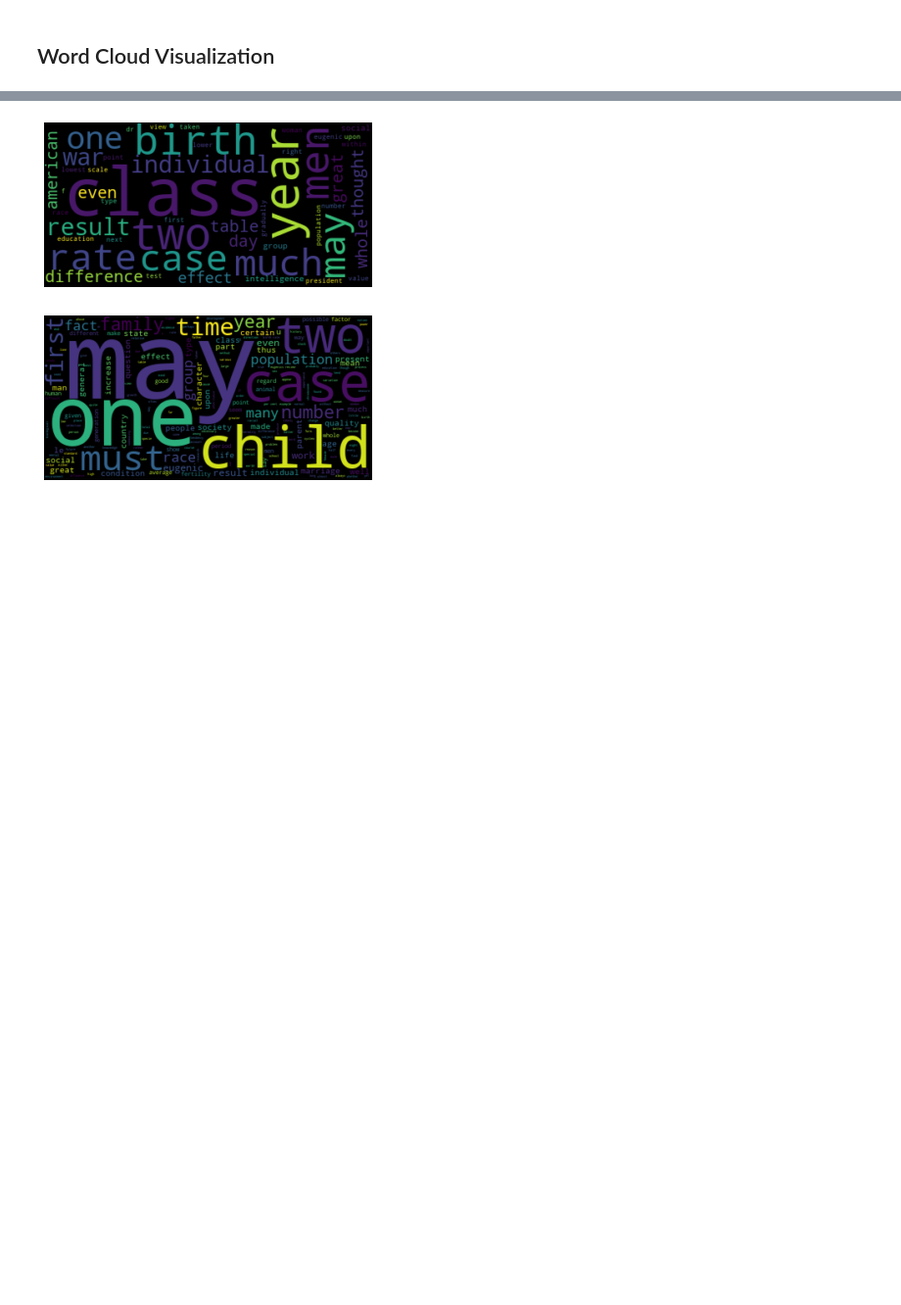
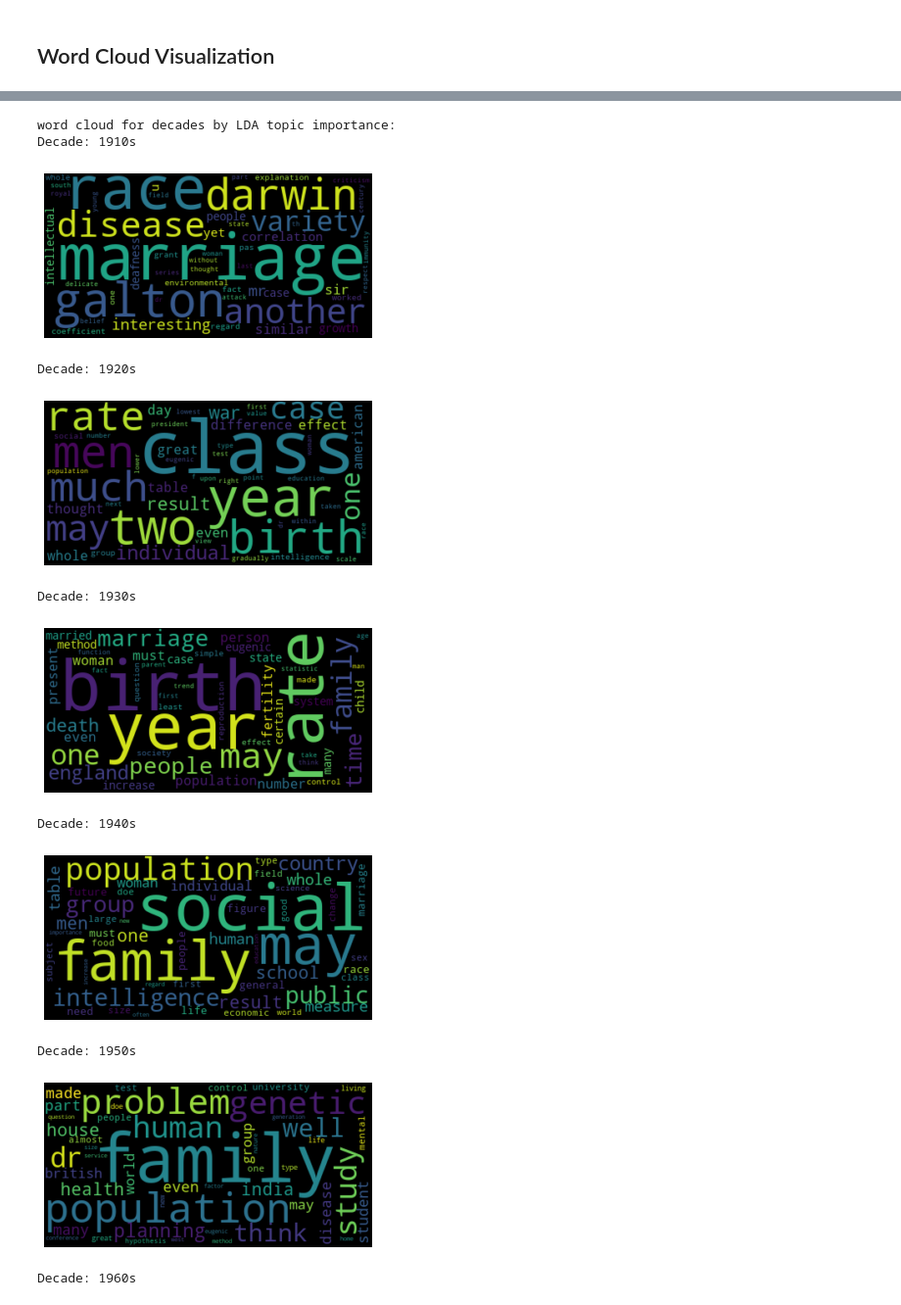
Before and after one commit to zekemorton/TopicModelingProject, a Jupyter notebook: topic_modeling.ipynb, the cells around one changed output, grey strips where cells are left out. Shown at 98% size. Drawn from its saved outputs; the diff is of its cells as text; code cells hidden in the pictures; blank space fills up the shorter version.

```diff
--- a/topic_modeling.ipynb
+++ b/topic_modeling.ipynb
@@ -86,7 +86,7 @@ def word_tok(sentances):
     new_sents = []
     for sent in sentances:
         test = random.random()
-        if test > 0:
+        if test > 0.5:
             new_sents.append(tokenize(sent))
 
     return new_sents
@@ -245,43 +245,59 @@ pyLDAvis.display(display[7])
 # %%
 from wordcloud import WordCloud
 from collections import Counter
 import matplotlib.pyplot as plt
 
 def get_words(df):
     for token in get_tokens(df):
         for word in token:
             yield word
 
-topics = model[1].print_topics(num_words=50)
-topics = topics[0][1].split('+')
+print("word cloud for decades by LDA topic importance: ")
+for i in range(8):
+    print("Decade: {}s".format(i*10 + 1910))
+    topics = model[i].print_topics(num_words=50)
+    topics = topics[0][1].split('+')
 
-topic_dict = {}
-for topic in topics:
-    word = topic.split('*')
-    freq = float(word[0].strip())
-    word = word[1].strip().strip('"')
-    if word not in topic_dict.keys():
-        topic_dict[word] = int(freq * 1000)
-    else:
-        topic_dict[word] += int(freq *1000)
+    topic_dict = {}
+    for topic in topics:
+        word = topic.split('*')
+        freq = float(word[0].strip())
+        word = word[1].strip().strip('"')
+        if word not in topic_dict.keys():
+            topic_dict[word] = int(freq * 1000)
+        else:
+            topic_dict[word] += int(freq *1000)
 
-text = " ".join([(k + " ")*v for k,v in topic_dict.items()])
+    text = " ".join([(k + " ")*v for k,v in topic_dict.items()])
 
-text = text.replace("  ", " ")
+    text = text.replace("  ", " ")
 
-wordcloud = WordCloud(collocations = False).generate(text)
+    wordcloud = WordCloud(collocations = False).generate(text)
 
-_ = plt.imshow(wordcloud, interpolation='bilinear')
-_ = plt.axis("off")
-_ = plt.show()
+    _ = plt.imshow(wordcloud, interpolation='bilinear')
+    _ = plt.axis("off")
+    _ = plt.show()
 
 
-text = " ".join(get_words(df[(df['year']>=1920) & (df['year']<1930)]))
-wordcloud = WordCloud().generate(text)
+print("word cloud for decades by pure word frequency: ")
+for i in range(1910, 2000, 10):
+    print("Decade: {}s".format(i))
+    text = " ".join(get_words(df[(df['year']>=i) & (df['year']<i+10)]))
+    wordcloud = WordCloud().generate(text)
 
-_ = plt.imshow(wordcloud, interpolation='bilinear')
-_ = plt.axis("off")
-_ = plt.show()
+    _ = plt.imshow(wordcloud, interpolation='bilinear')
+    _ = plt.axis("off")
+    _ = plt.show()
 # %% [output]
+word cloud for decades by LDA topic importance:
+Decade: 1910s
-[figure, old version]
+[figure, new version]
+Decade: 1920s
-[figure, old version]
+[figure, new version]
+Decade: 1930s
+[figure, added]
+Decade: 1940s
+[figure, added]
+Decade: 1950s
+[figure, added]
+Decade: 1960s
```
Also changed, not shown: parts of 1 cell of this notebook, 3 other files.
